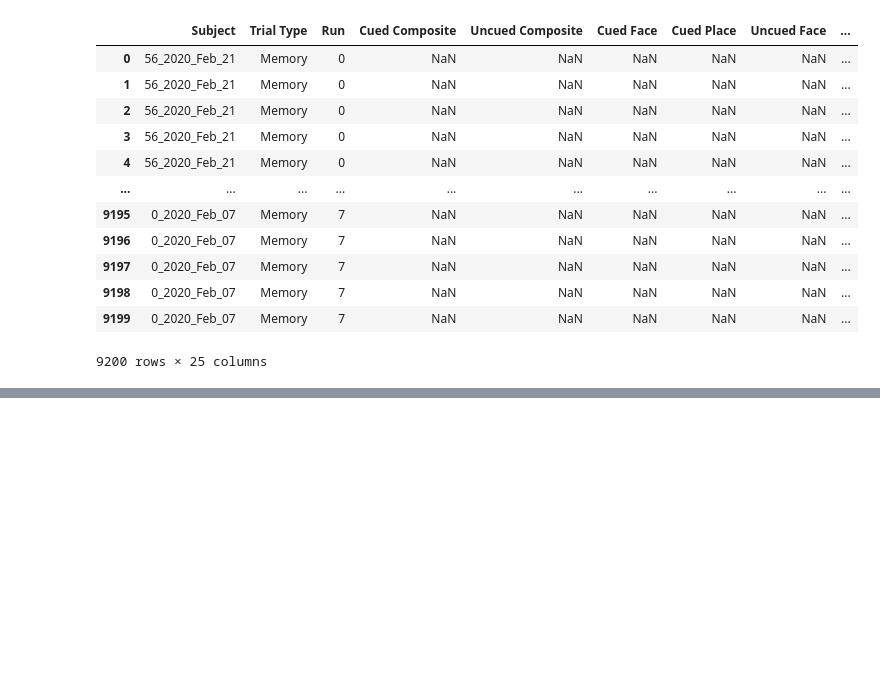
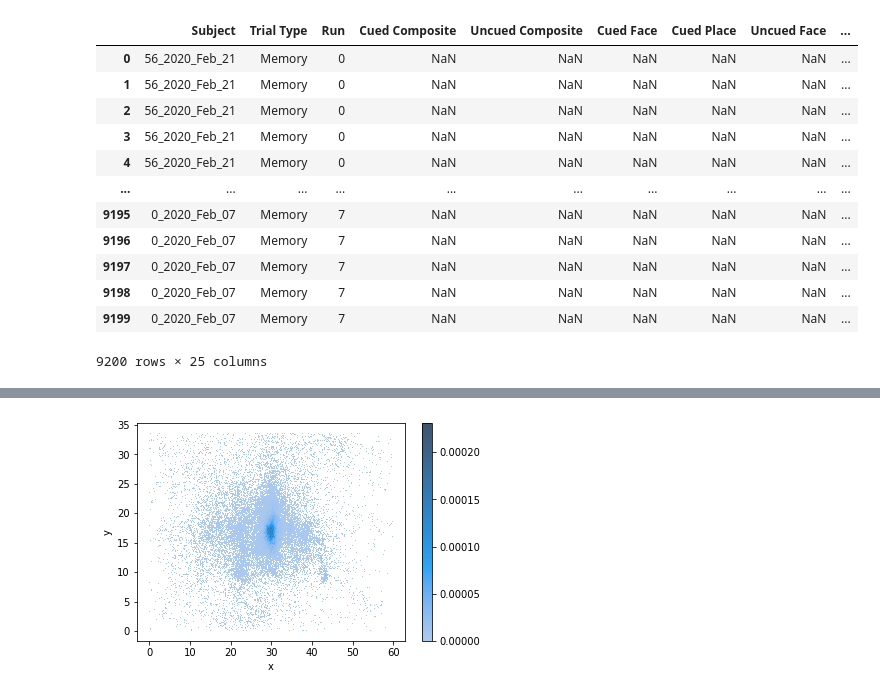
Before and after one commit to jeremymanning/attention-memory-task, a Jupyter notebook: code/data_loader.ipynb, the cells around one changed output, grey strips where cells are left out. Drawn from its saved outputs; the diff is of its cells as text; code cells hidden in the pictures; blank space fills up the shorter version.

Commit message:
data parsing

```diff
--- a/code/data_loader.ipynb
+++ b/code/data_loader.ipynb
@@ -373,0 +238,3 @@ JSONDecodeError: Extra data: line 3 column 1 (char 489)
+# %%
+sustained_gaze = parse_gaze_data(os.path.join(datadir, 'sustained'))
+variable_gaze = parse_gaze_data(os.path.join(datadir, 'variable'))
@@ -373,0 +257,4 @@ JSONDecodeError: Extra data: line 3 column 1 (char 489)
+# %%
+sns.histplot(sustained_gaze, x='x', y='y', cbar=True, stat='probability');
+# %% [output]
+[figure, added]
```
Also changed, not shown: parts of 34 cells of this notebook.
